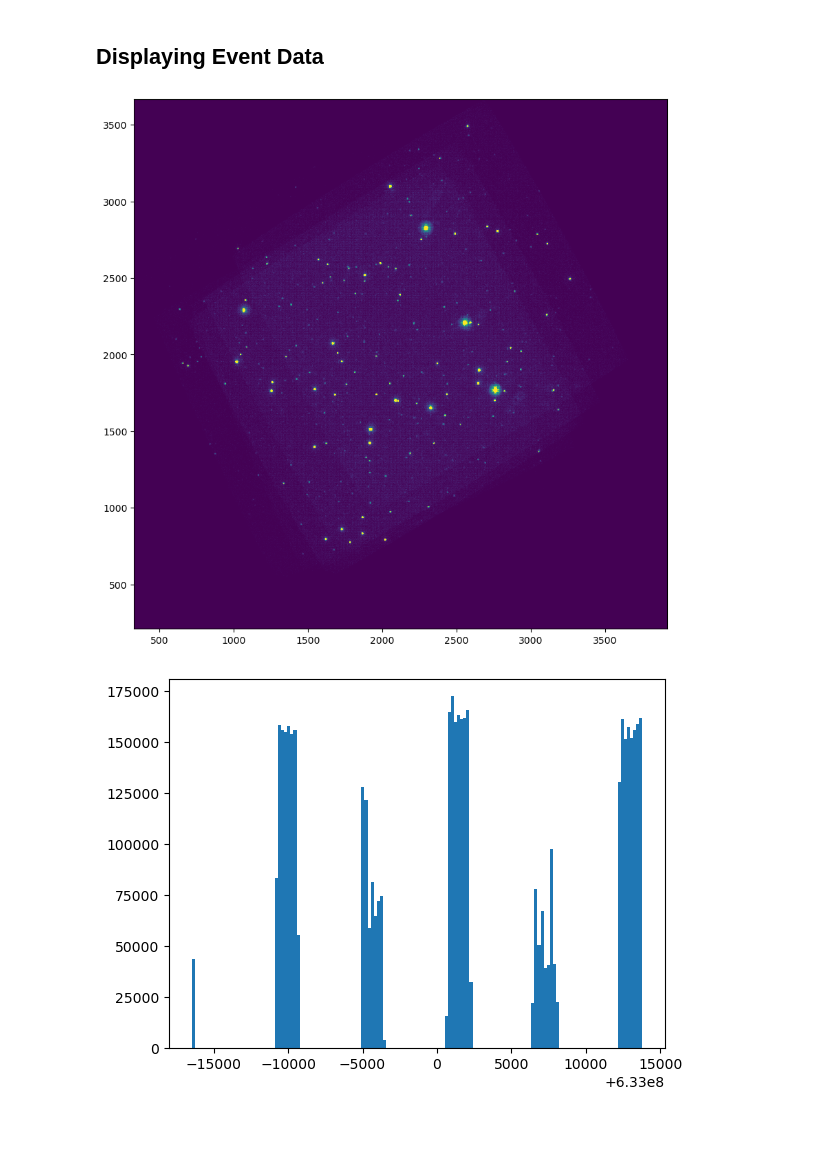
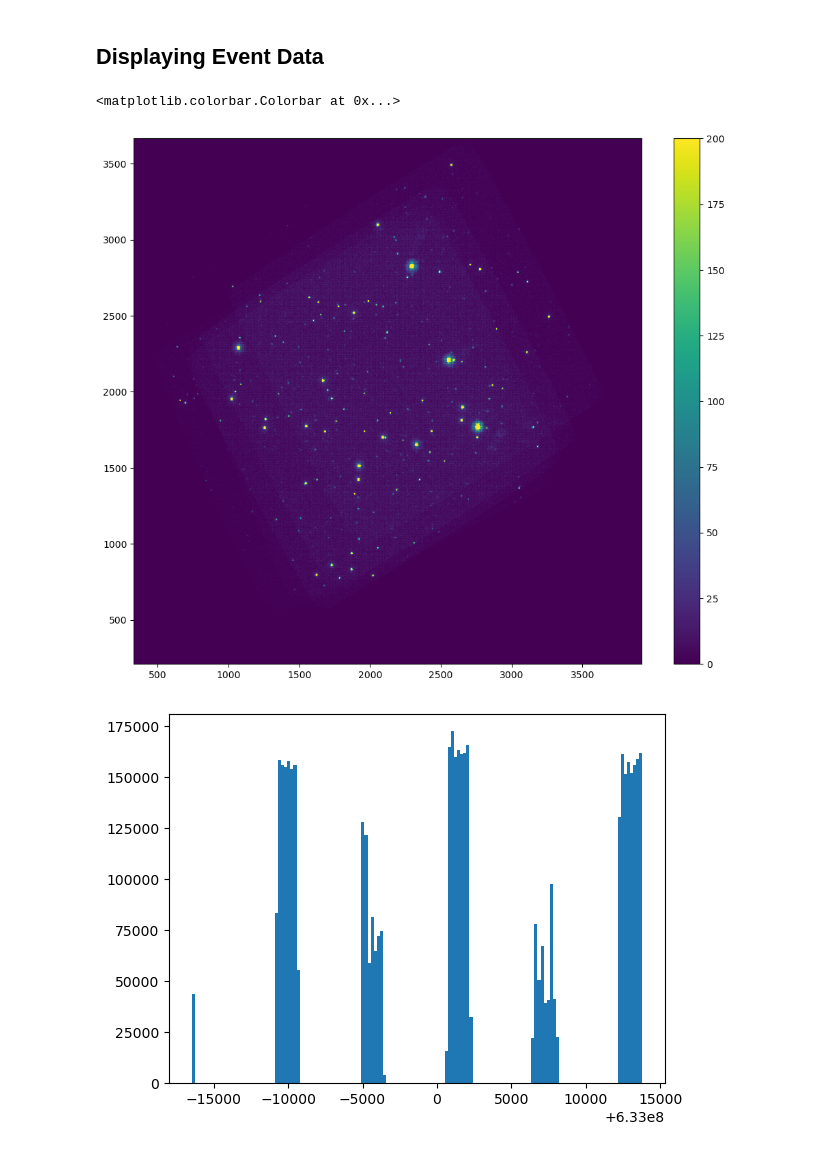
Before and after one commit to saphiooo/counting_stars, a Jupyter notebook: swift_uvot_events.ipynb, the cells around one changed output. Saved outputs shown, nothing was run; the diff lists cells and outputs as text; code cells hidden in the pictures.

```diff
--- a/swift_uvot_events.ipynb
+++ b/swift_uvot_events.ipynb
@@ -61,11 +65,13 @@ removed 1952995 events
 # %% [markdown]
 ## Displaying Event Data
 # %%
-plt.figure(figsize=(10, 10))
+plt.figure(figsize=(12, 10))
 
 histdata, x, y, img = plt.hist2d(events_clean.X, events_clean.Y, bins=1000, vmin=0, vmax=200)
+plt.colorbar()
 # %% [output]
+<matplotlib.colorbar.Colorbar at 0x...>
-[figure, old version]
+[figure, new version]
 # %%
 times = plt.hist(events_clean['TIME'], bins='auto')
 # %% [output]
```
Also changed, not shown: parts of 23 cells of this notebook.
